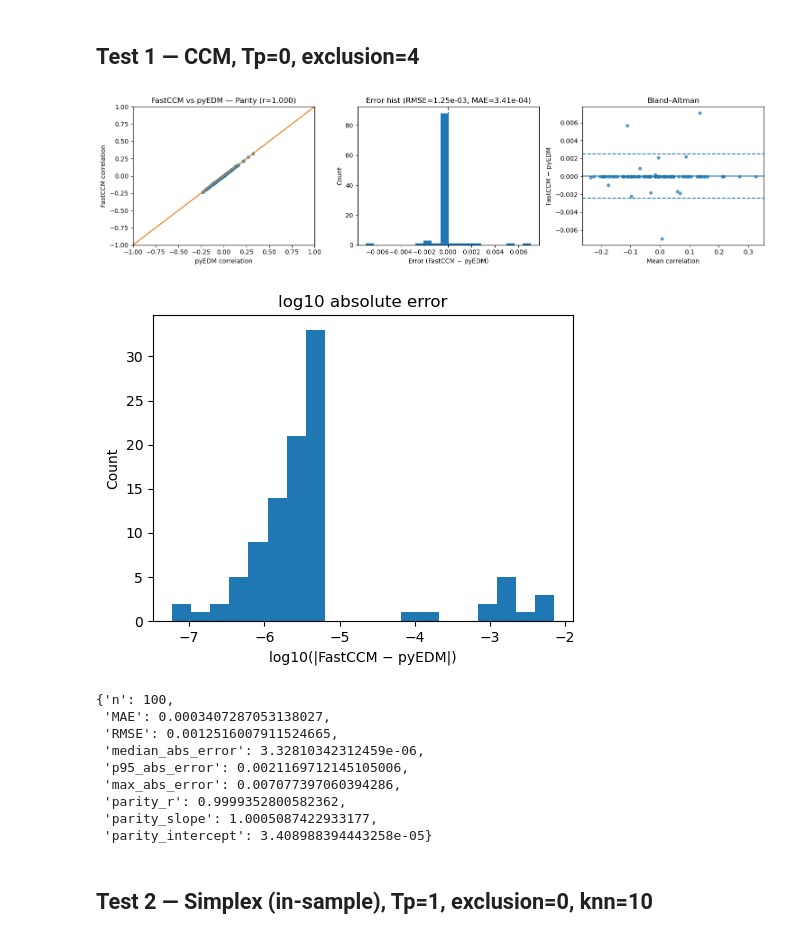
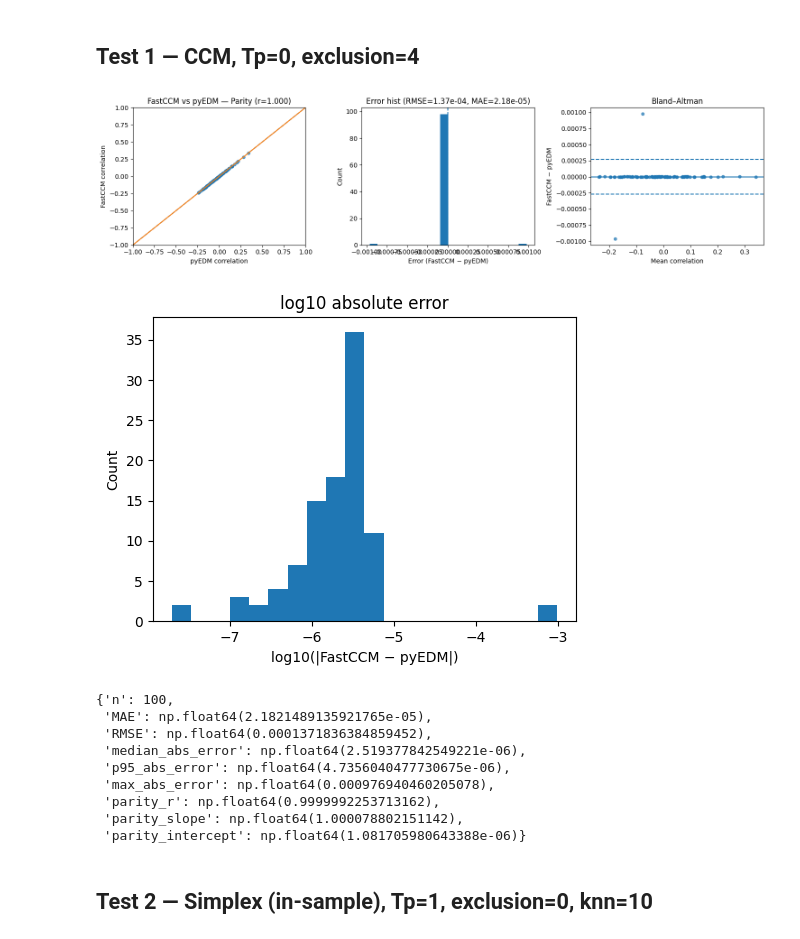
Before and after one commit to z7743/FastCCM, a Jupyter notebook: notebooks/CCM results comparison.ipynb, the cells around one changed output. Drawn from its saved outputs; the diff is of its cells as text; code cells hidden in the pictures.

```diff
--- a/notebooks/CCM results comparison.ipynb
+++ b/notebooks/CCM results comparison.ipynb
@@ -142,43 +142,43 @@ def _smap_pyedm_safe_call(df, columns, target, lib, pred, E, tau, Tp, theta, exc
 # %%
 
 ccm = PairwiseCCM(device="cpu")
 X_to_Y_res_FastCCM, X_to_Y_res_pyEDM = [], []
 
 np.random.seed(1)
 for _ in range(100):
     X = np.random.normal(0,10,200)
     Y = np.random.uniform(0,10,200)
     df = pd.DataFrame([X,Y],index=["X","Y"]).T
 
     X_emb = utils.embed(X[:,None],E = 3, tau = 1)
     Y_emb = utils.embed(Y[:,None],E = 3, tau = 1)
 
     fast_ccm_res = PairwiseCCM("cpu").compute(X_emb = X_emb,
                                               Y_emb = Y_emb,
                                               library_size = 200,
-                                              sample_size = 200, exclusion_window=4, tp=0,
+                                              sample_size = 200, exclusion_window=1, tp=0,
                                               method="simplex",seed=1,trials=1, nbrs_num=4)
 
     pyedm_ccm_res = pyEDM.CCM(df,columns="X",target="Y",libSizes="200", sample=1, E=3, tau=-1,
-                              exclusionRadius=4,seed=1, knn=4, noTime=True).to_numpy()
+                              exclusionRadius=1,seed=1, knn=4, noTime=True).to_numpy()
 
     X_to_Y_res_FastCCM.append(fast_ccm_res[-1].squeeze())
     X_to_Y_res_pyEDM.append(pyedm_ccm_res[-1,1])
 
 metrics, (fig, axes) = plot_ccm_agreement(X_to_Y_res_FastCCM, X_to_Y_res_pyEDM)
 metrics
 # %% [output]
-[figure, old version]
+[figure, new version]
-[figure, old version]
+[figure, new version]
 {'n': 100,
- 'MAE': 0.0003407287053138027,
- 'RMSE': 0.0012516007911524665,
- 'median_abs_error': 3.32810342312459e-06,
- 'p95_abs_error': 0.0021169712145105006,
- 'max_abs_error': 0.007077397060394286,
- 'parity_r': 0.9999352800582362,
- 'parity_slope': 1.0005087422933177,
- 'parity_intercept': 3.408988394443258e-05}
+ 'MAE': np.float64(2.1821489135921765e-05),
+ 'RMSE': np.float64(0.0001371836384859452),
+ 'median_abs_error': np.float64(2.519377842549221e-06),
+ 'p95_abs_error': np.float64(4.7356040477730675e-06),
+ 'max_abs_error': np.float64(0.000976940460205078),
+ 'parity_r': np.float64(0.9999992253713162),
+ 'parity_slope': np.float64(1.000078802151142),
+ 'parity_intercept': np.float64(1.081705980643388e-06)}
 # %% [markdown]
 ## Test 2 — Simplex (in-sample), Tp=1, exclusion=0, knn=10
 # %%
```
Also changed, not shown: parts of 5 cells of this notebook, 4 other files.
